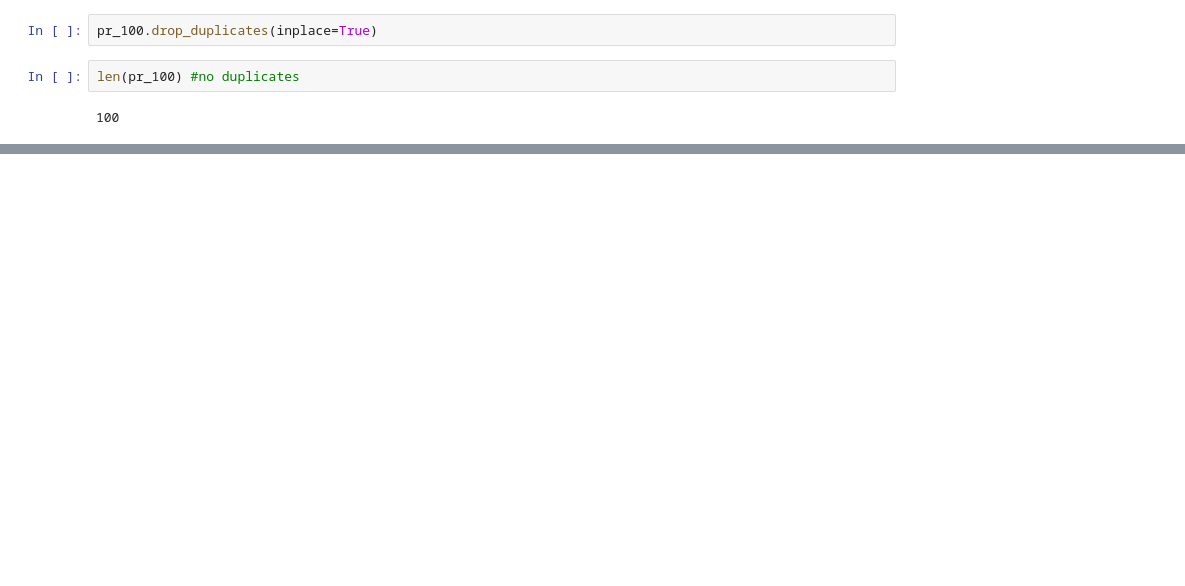
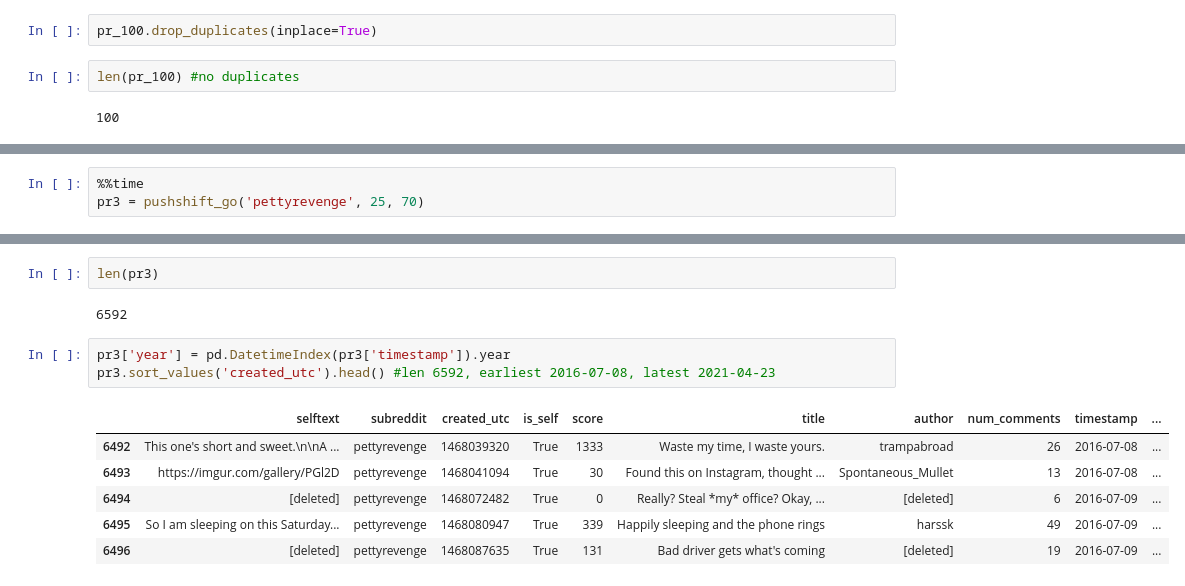
Before and after one commit to welcometohelen/NLP_classifier, a Jupyter notebook: pushshift_draft.ipynb, the cells around one changed output, grey strips where cells are left out. Drawn from its saved outputs; the diff is of its cells as text; blank space fills up the shorter version.

```diff
--- a/pushshift_draft.ipynb
+++ b/pushshift_draft.ipynb
@@ -177,0 +276,3 @@ TypeError: cannot concatenate object of type '<class 'int'>'; only Series and Da
+# %%
+%%time
+pr3 = pushshift_go('pettyrevenge', 25, 70)
@@ -177,0 +297,14 @@ TypeError: cannot concatenate object of type '<class 'int'>'; only Series and Da
+# %%
+len(pr3)
+# %% [output]
+6592
+# %%
+pr3['year'] = pd.DatetimeIndex(pr3['timestamp']).year
+pr3.sort_values('created_utc').head() #len 6592, earliest 2016-07-08, latest 2021-04-23
+# %% [output]
+|  | selftext | subreddit | created_utc | is_self | score | title | author | num_comments | timestamp | ... |
+| 6492 | This one's short and sweet.\n\nA ... | pettyrevenge | 1468039320 | True | 1333 | Waste my time, I waste yours. | trampabroad | 26 | 2016-07-08 | ... |
+| 6493 | https://imgur.com/gallery/PGl2D | pettyrevenge | 1468041094 | True | 30 | Found this on Instagram, thought ... | Spontaneous_Mullet | 13 | 2016-07-08 | ... |
+| 6494 | [deleted] | pettyrevenge | 1468072482 | True | 0 | Really? Steal *my* office? Okay, ... | [deleted] | 6 | 2016-07-09 | ... |
+| 6495 | So I am sleeping on this Saturday... | pettyrevenge | 1468080947 | True | 339 | Happily sleeping and the phone rings | harssk | 49 | 2016-07-09 | ... |
+| 6496 | [deleted] | pettyrevenge | 1468087635 | True | 131 | Bad driver gets what's coming | [deleted] | 19 | 2016-07-09 | ... |
```
Also changed, not shown: parts of 51 cells of this notebook, 4 other files.
